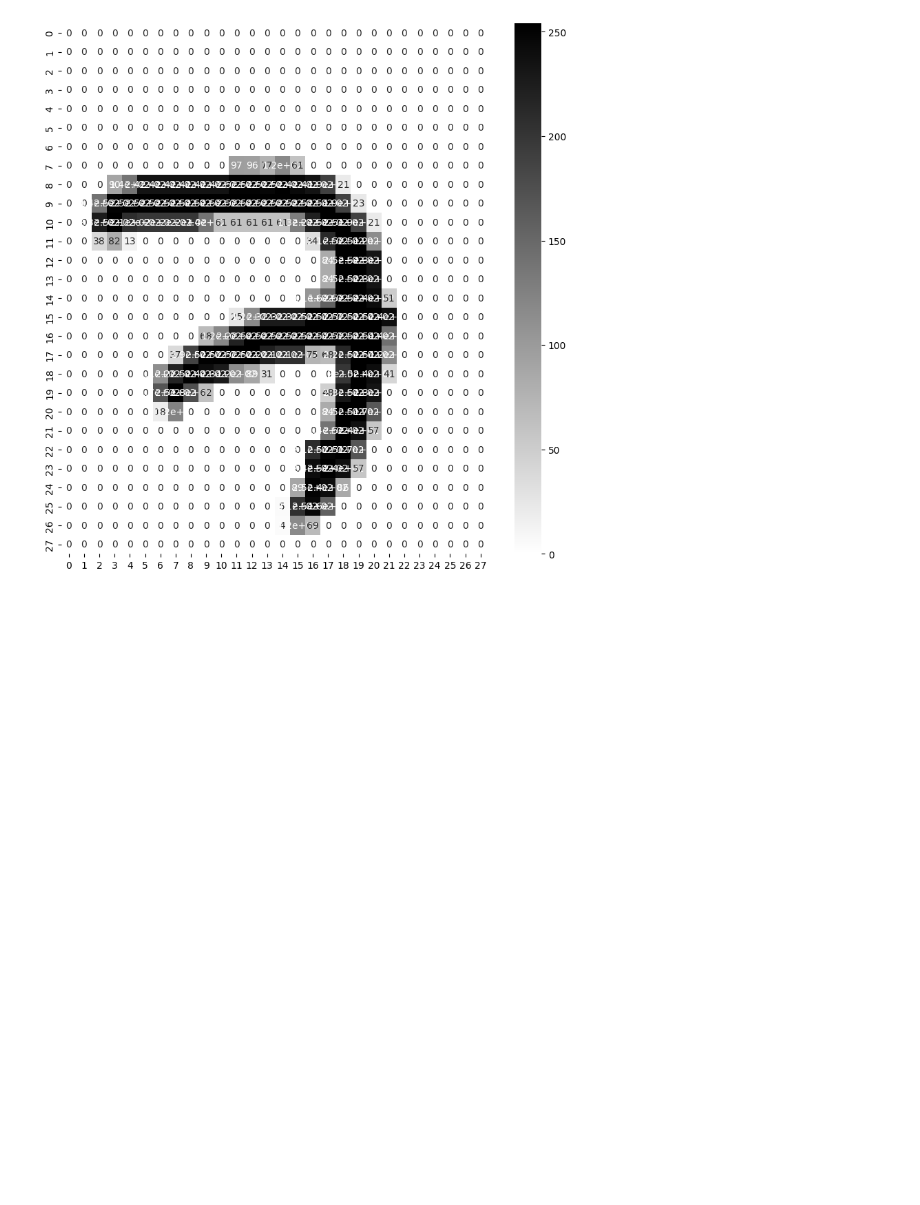
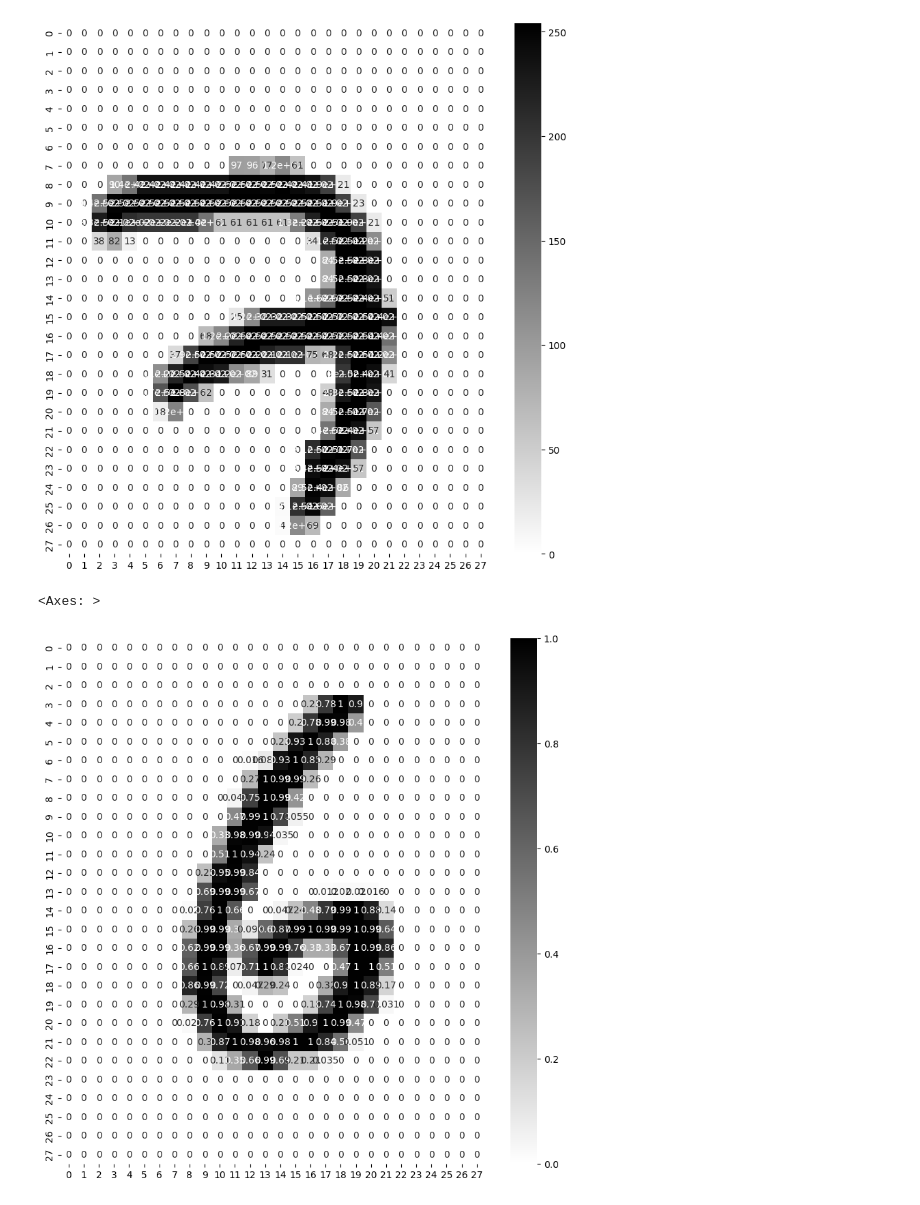
Before and after one commit to tasnim-shamsuddin/Deep-Learning-, a Jupyter notebook: Image_Classifiaction.ipynb, the cells around one changed output. Saved outputs shown, nothing was run; the diff lists cells and outputs as text; code cells hidden in the pictures; blank space fills up the shorter version.

Commit message:
image classification completed

```diff
--- a/Image_Classifiaction.ipynb
+++ b/Image_Classifiaction.ipynb
@@ -65,3 +68,12 @@ sns.heatmap(x_train[5000],annot=True,cmap="binary")
 # %% [output]
 <Axes: >
 [figure]
+# %%
+x_valid,x_train=x_train[:5000]/255.0,x_train[5000:]/255.0
+y_valid,y_train=y_train[:5000],y_train[5000:]
+# %%
+plt.figure(figsize=(10,10))
+sns.heatmap(x_train[1000],annot=True,cmap="binary")
+# %% [output]
+<Axes: >
+[figure, added]
```
Also changed, not shown: parts of 18 cells of this notebook.
